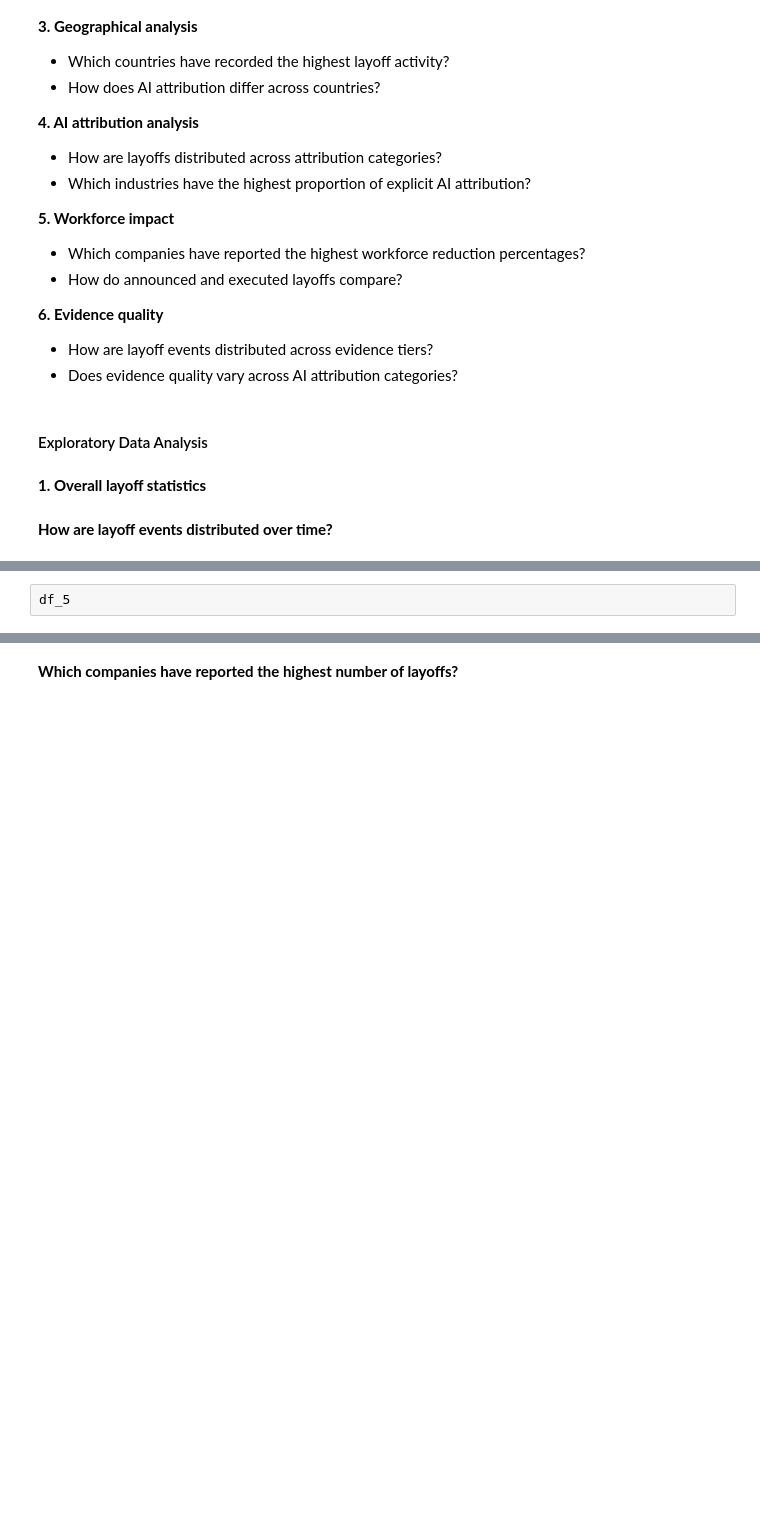
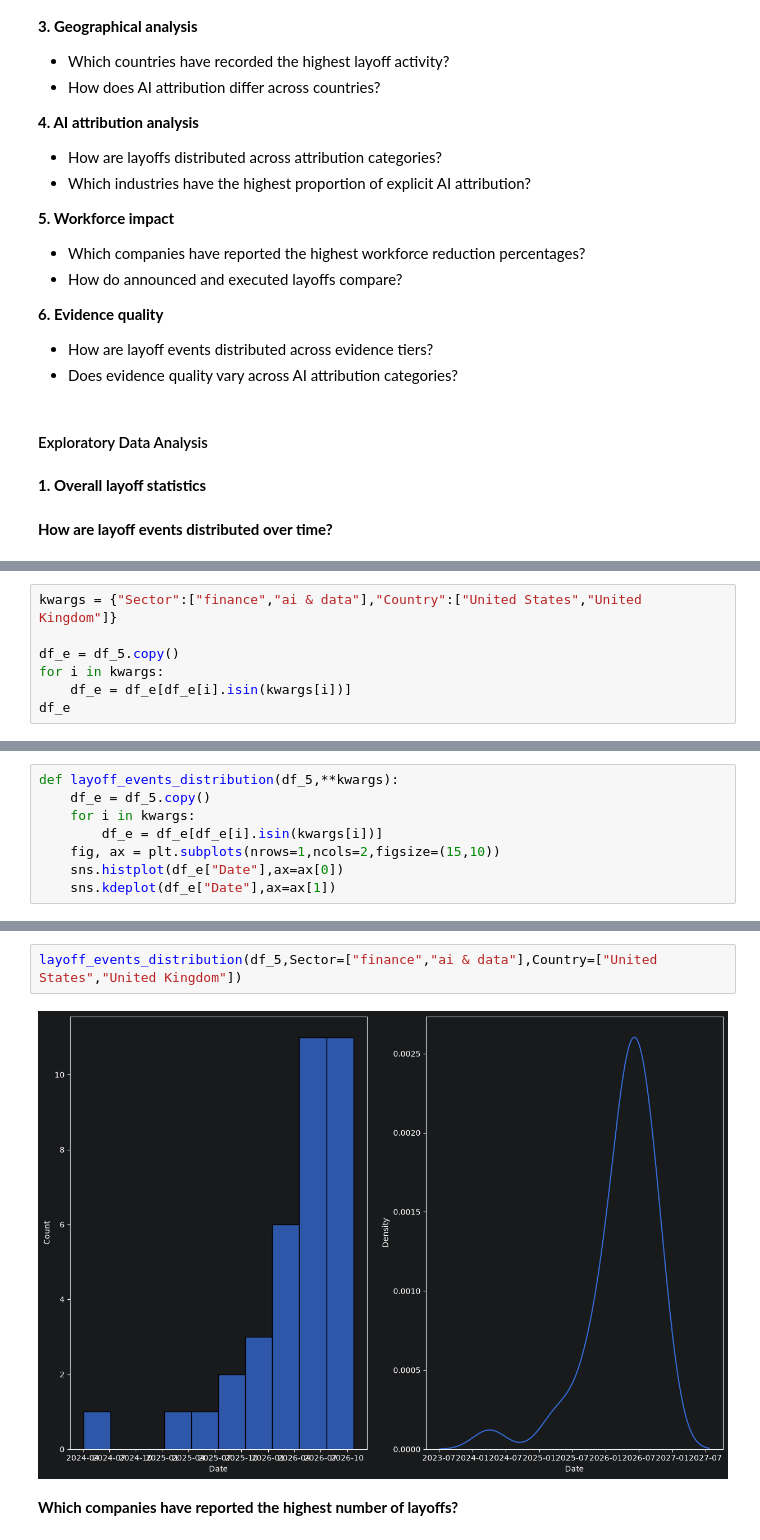
Before and after one commit to amithvardhan99/misc_2, a Jupyter notebook: AI Layoffs Register 2023-2026, Every Row Sourced/notebook.ipynb, the cells around one changed output, grey strips where cells are left out. Cells and saved outputs as stored; diff of their text form; blank space fills up the shorter version.

```diff
--- a/AI Layoffs Register 2023-2026, Every Row Sourced/notebook.ipynb
+++ b/AI Layoffs Register 2023-2026, Every Row Sourced/notebook.ipynb
@@ -557,0 +574,7 @@ df_5.to_csv("ai-layoffs-register-new.csv",index=False)
+# %%
+kwargs = {"Sector":["finance","ai & data"],"Country":["United States","United Kingdom"]}
+
+df_e = df_5.copy()
+for i in kwargs:
+    df_e = df_e[df_e[i].isin(kwargs[i])]
+df_e
@@ -558,2 +599,8 @@ df_5.to_csv("ai-layoffs-register-new.csv",index=False)
 # %%
-df_5
+def layoff_events_distribution(df_5,**kwargs):
+    df_e = df_5.copy()
+    for i in kwargs:
+        df_e = df_e[df_e[i].isin(kwargs[i])]
+    fig, ax = plt.subplots(nrows=1,ncols=2,figsize=(15,10))
+    sns.histplot(df_e["Date"],ax=ax[0])
+    sns.kdeplot(df_e["Date"],ax=ax[1])
@@ -574,2 +607,6 @@ df_5
+# %%
+layoff_events_distribution(df_5,Sector=["finance","ai & data"],Country=["United States","United Kingdom"])
+# %% [output]
+[figure, added]
 # %% [markdown]
 **Which companies have reported the highest number of layoffs?**
```
Also changed, not shown: parts of 3 cells of this notebook.
